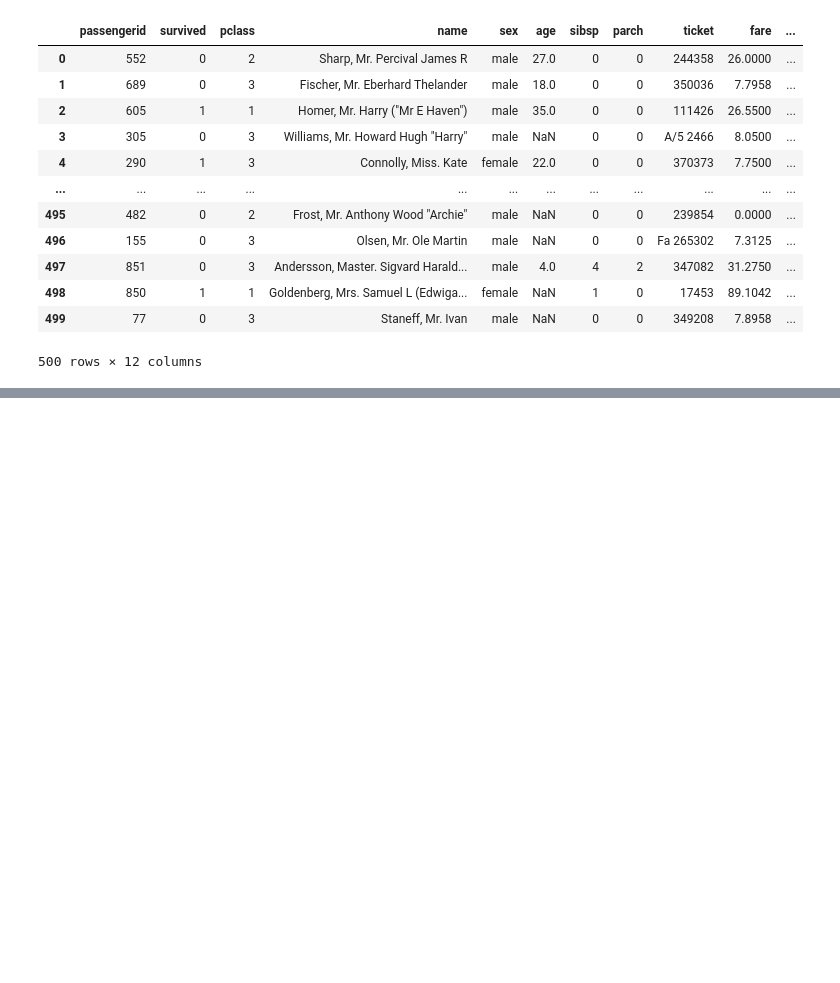
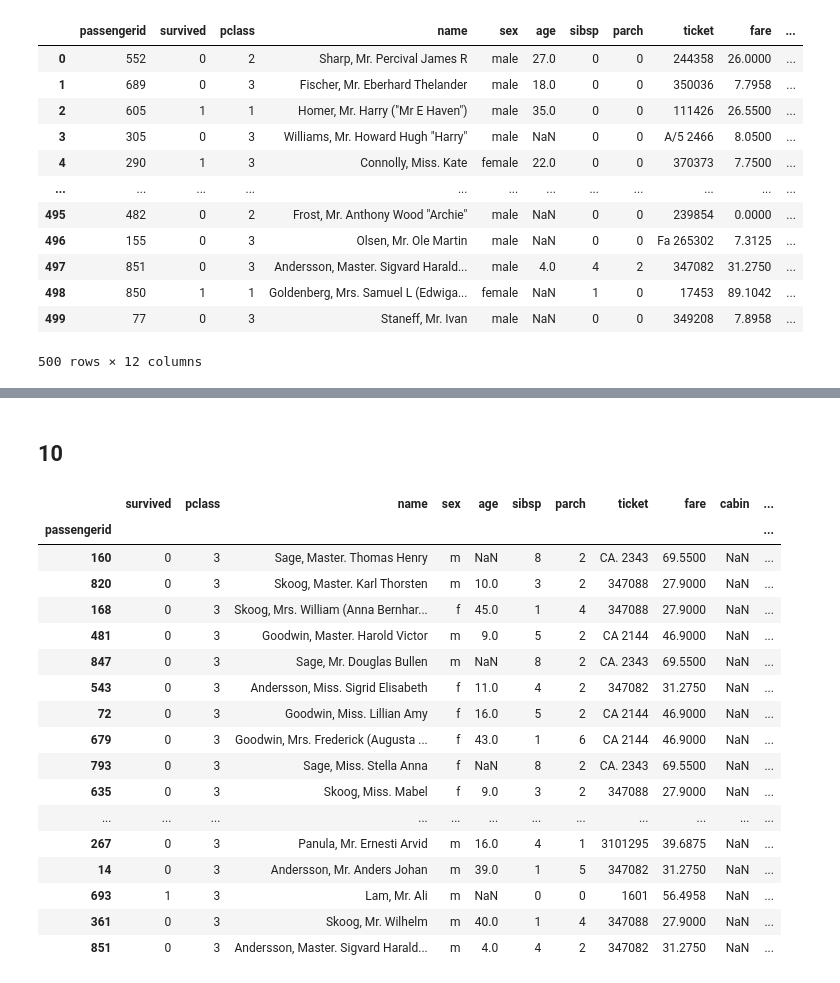
Before and after one commit to MaksimSmolenkov/3, a Jupyter notebook: практикум5.ipynb, the cells around one changed output, grey strips where cells are left out. Cells and saved outputs as stored; diff of their text form; code cells hidden in the pictures; blank space fills up the shorter version.

```diff
--- a/практикум5.ipynb
+++ b/практикум5.ipynb
@@ -165,0 +157,5 @@ memory usage: 83.8+ KB
+# %%
+tmp=df.iloc[0]
+df.iloc[0]=df.loc[2]
+df.loc[2]=tmp
+df.iloc[0]
@@ -165,0 +177,10 @@ memory usage: 83.8+ KB
+# %%
+def f(x):
+  if x == "female":
+    return "f"
+  if x == 'male':
+    return "m"
+  else: return 'uknown'
+
+df['sex'] = df['sex'].map(f)
+df
@@ -165,0 +204,4 @@ memory usage: 83.8+ KB
+# %%
+df_check = df.groupby('ticket')['name'].count() # в датафрейм поместим все номера билетов и количество людей, которые числятся за этими билетами
+tickets=df_check[df_check>=6] # возьмем только те билеты, где количество людей >= 6
+tickets
@@ -165,0 +217,23 @@ memory usage: 83.8+ KB
+# %% [markdown]
+## 10
+# %%
+df[df['ticket'].isin(tickets.index)] #фильтруем датафрейм и оставляем только строки с номерами билетов, которые есть в tickets
+# %% [output]
+|  | survived | pclass | name | sex | age | sibsp | parch | ticket | fare | cabin | ... |
+| passengerid |  |  |  |  |  |  |  |  |  |  | ... |
+| 160 | 0 | 3 | Sage, Master. Thomas Henry | m | NaN | 8 | 2 | CA. 2343 | 69.5500 | NaN | ... |
+| 820 | 0 | 3 | Skoog, Master. Karl Thorsten | m | 10.0 | 3 | 2 | 347088 | 27.9000 | NaN | ... |
+| 168 | 0 | 3 | Skoog, Mrs. William (Anna Bernhar... | f | 45.0 | 1 | 4 | 347088 | 27.9000 | NaN | ... |
+| 481 | 0 | 3 | Goodwin, Master. Harold Victor | m | 9.0 | 5 | 2 | CA 2144 | 46.9000 | NaN | ... |
+| 847 | 0 | 3 | Sage, Mr. Douglas Bullen | m | NaN | 8 | 2 | CA. 2343 | 69.5500 | NaN | ... |
+| 543 | 0 | 3 | Andersson, Miss. Sigrid Elisabeth | f | 11.0 | 4 | 2 | 347082 | 31.2750 | NaN | ... |
+| 72 | 0 | 3 | Goodwin, Miss. Lillian Amy | f | 16.0 | 5 | 2 | CA 2144 | 46.9000 | NaN | ... |
+| 679 | 0 | 3 | Goodwin, Mrs. Frederick (Augusta ... | f | 43.0 | 1 | 6 | CA 2144 | 46.9000 | NaN | ... |
+| 793 | 0 | 3 | Sage, Miss. Stella Anna | f | NaN | 8 | 2 | CA. 2343 | 69.5500 | NaN | ... |
+| 635 | 0 | 3 | Skoog, Miss. Mabel | f | 9.0 | 3 | 2 | 347088 | 27.9000 | NaN | ... |
+| ... | ... | ... | ... | ... | ... | ... | ... | ... | ... | ... | ... |
+| 267 | 0 | 3 | Panula, Mr. Ernesti Arvid | m | 16.0 | 4 | 1 | 3101295 | 39.6875 | NaN | ... |
+| 14 | 0 | 3 | Andersson, Mr. Anders Johan | m | 39.0 | 1 | 5 | 347082 | 31.2750 | NaN | ... |
+| 693 | 1 | 3 | Lam, Mr. Ali | m | NaN | 0 | 0 | 1601 | 56.4958 | NaN | ... |
+| 361 | 0 | 3 | Skoog, Mr. Wilhelm | m | 40.0 | 1 | 4 | 347088 | 27.9000 | NaN | ... |
+| 851 | 0 | 3 | Andersson, Master. Sigvard Harald... | m | 4.0 | 4 | 2 | 347082 | 31.2750 | NaN | ... |
```
Also changed, not shown: parts of 35 cells of this notebook.
